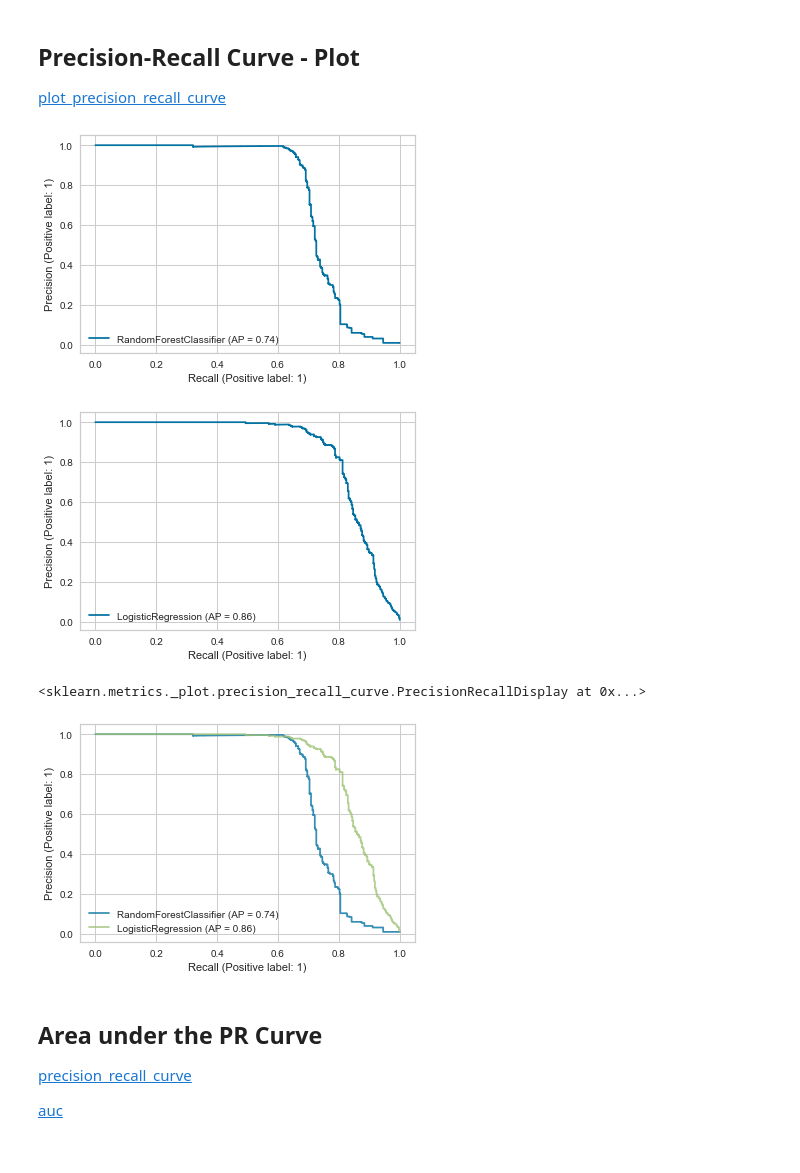
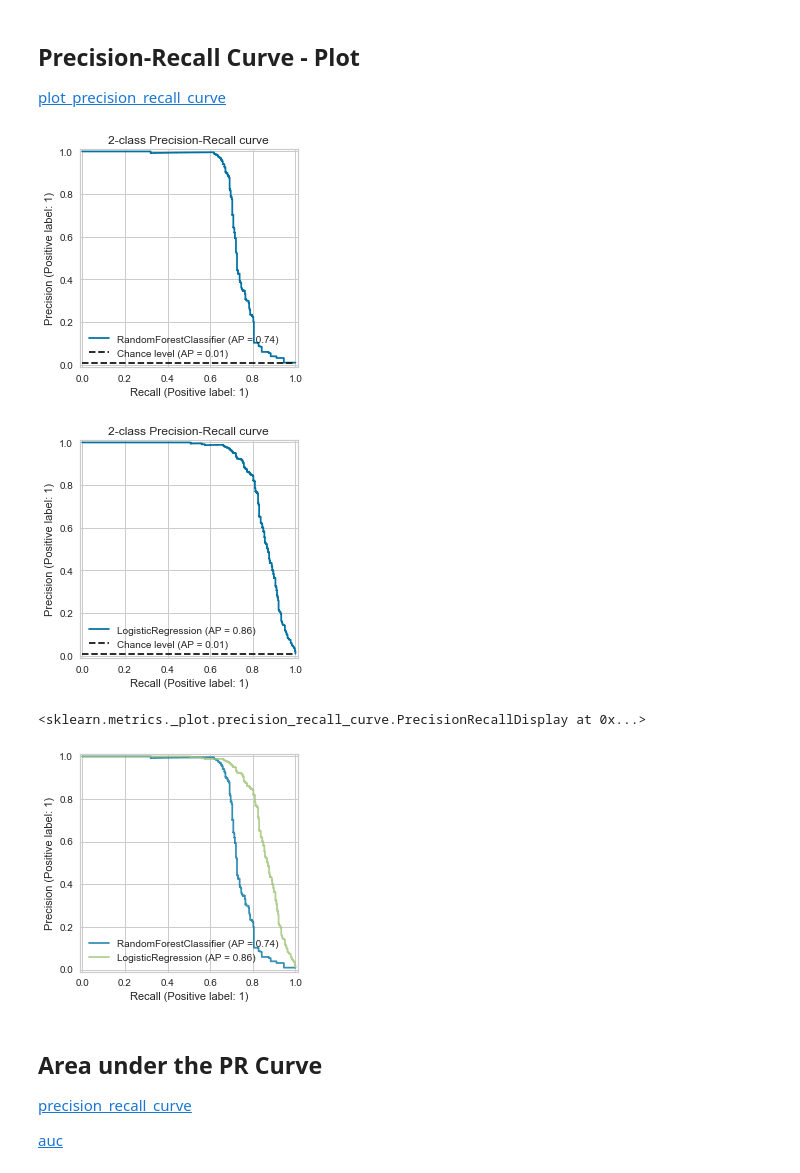
Before and after one commit to solegalli/machine-learning-imbalanced-data, a Jupyter notebook: Section-03-Metrics/03-07-Precision-Recall-Curves.ipynb, the cells around one changed output. Drawn from its saved outputs; the diff is of its cells as text; code cells hidden in the pictures.

```diff
--- a/Section-03-Metrics/03-07-Precision-Recall-Curves.ipynb
+++ b/Section-03-Metrics/03-07-Precision-Recall-Curves.ipynb
@@ -95,18 +95,21 @@ Please also refer to the documentation for alternative solver options:
 
 [plot_precision_recall_curve](https://scikit-learn.org/stable/modules/generated/sklearn.metrics.plot_precision_recall_curve.html)
 # %%
-rf_disp = PrecisionRecallDisplay.from_estimator(rf, X_test, y_test)
-logit_disp = PrecisionRecallDisplay.from_estimator(logit, X_test, y_test)
+rf_disp = PrecisionRecallDisplay.from_estimator(rf, X_test, y_test, plot_chance_level=True)
+_ = rf_disp.ax_.set_title("2-class Precision-Recall curve")
+
+logit_disp = PrecisionRecallDisplay.from_estimator(logit, X_test, y_test, plot_chance_level=True)
+_ = logit_disp.ax_.set_title("2-class Precision-Recall curve")
 # %% [output]
-[figure, old version]
+[figure, new version]
-[figure, old version]
+[figure, new version]
 # %%
 ax = plt.gca()
 rf_disp.plot(ax=ax, alpha=0.8)
 logit_disp.plot(ax=ax, alpha=0.8)
 # %% [output]
 <sklearn.metrics._plot.precision_recall_curve.PrecisionRecallDisplay at 0x...>
-[figure, old version]
+[figure, new version]
 # %% [markdown]
 ## Area under the PR Curve
 
```
Also changed, not shown: parts of 5 cells of this notebook, 7 other files.
